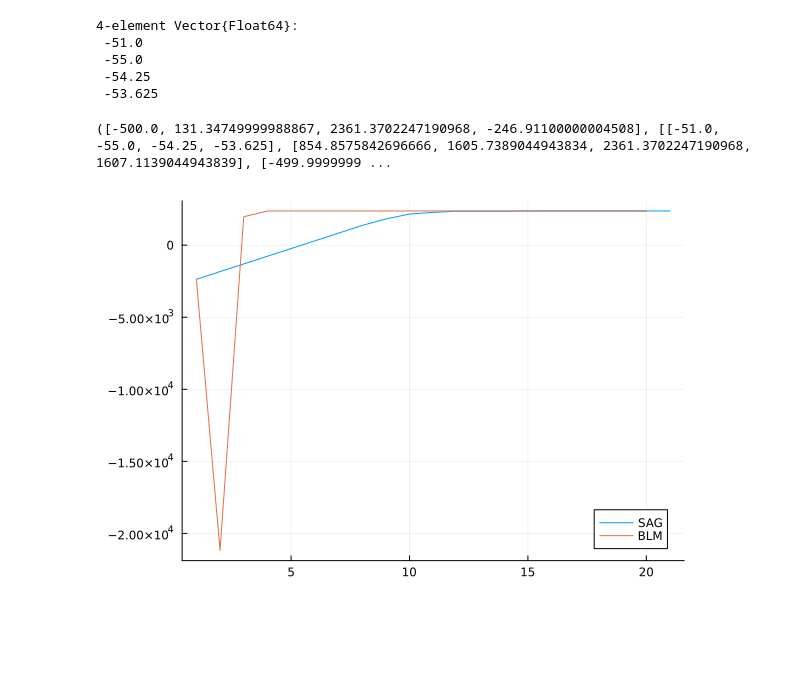
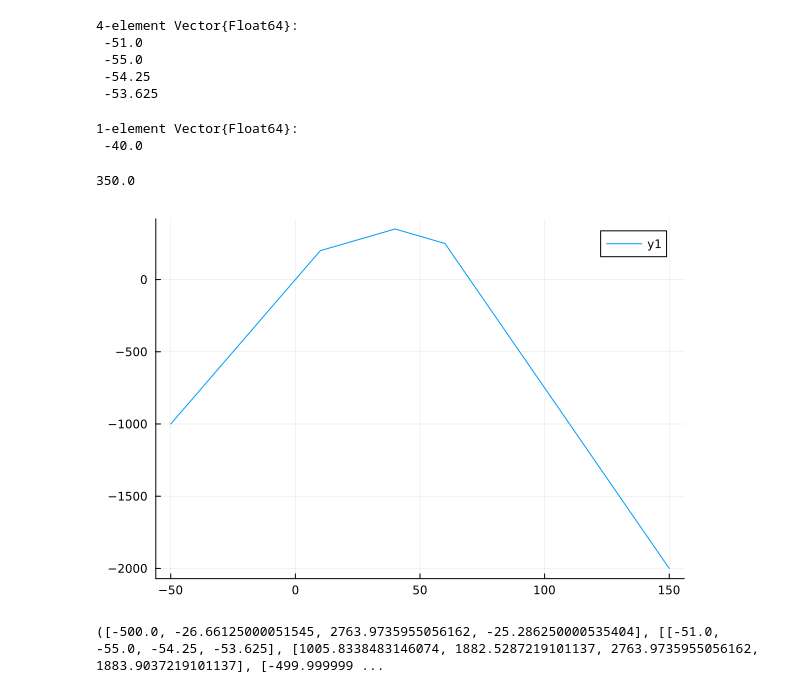
Before and after one commit to SofianeTanji/ConvexHullPricing.jl, a Jupyter notebook: notebooks/Checkup.ipynb, the cells around one changed output. Saved outputs shown, nothing was run; the diff lists cells and outputs as text; code cells hidden in the pictures; blank space fills up the shorter version.

```diff
--- a/notebooks/Checkup.ipynb
+++ b/notebooks/Checkup.ipynb
@@ -43,13 +50,46 @@ X0 = UT.LP_Relaxation(instance)
  -55.0
  -54.25
  -53.625
+# %%
+ThermalGen = ConvexHullPricing.Utilitaries.ThermalGen(
+    MinRunCapacity = [0, 6],
+    MaxRunCapacity = [15, 10],
+    RampUp = [100, 100],
+    RampDown = [100, 100],
+    StartUp = [100, 100],
+    ShutDown = [100, 100],
+    UpTime = [1, 1],
+    DownTime = [1, 1],
+    NoLoadConsumption = [0, 0],
+    MarginalCost = [10, 40],
+    FixedCost = [0, 0],
+)
+instance = ConvexHullPricing.Utilitaries.Instance(
+    LostLoad = 60,
+    Load = [20],
+    ThermalGen = ThermalGen
+)
+X0 = UT.LP_Relaxation(instance)
+# %% [output]
+1-element Vector{Float64}:
+ -40.0
+# %%
+prices = [[k] for k=-50:150]
+values = Float64[]
+for price in prices
+    push!(values, UT.exact_oracle(instance, price)[1])
+end
+# %%
+print(maximum(values))
+# %% [output]
+350.0
+# %%
+plot(-50:150, values)
+# %% [output]
+[figure, added]
 # %%
 XSAG, ITSAG, SAG = OPT.SAG(instance, X0, 20, 1.)
-XBLM, ITBLM, BLM = OPT.BundleLevelMethod(instance, X0, 20, 0.4)
+XFGM, ITFGM, FGM = OPT.FastGradientMethod(instance, X0, 20, 1., 1e-5)
+XBLM, ITBLM, BLM = OPT.BundleLevelMethod(instance, X0, 20, 0.3)
 # %% [output]
-([-500.0, 131.34749999988867, 2361.3702247190968, -246.91100000004508], [[-51.0, -55.0, -54.25, -53.625], [854.8575842696666, 1605.7389044943834, 2361.3702247190968, 1607.1139044943839], [-499.9999999 ...
+([-500.0, -26.66125000051545, 2763.9735955056162, -25.286250000535404], [[-51.0, -55.0, -54.25, -53.625], [1005.8338483146074, 1882.5287219101137, 2763.9735955056162, 1883.9037219101137], [-499.999999 ...
-# %%
-plot(SAG, label = "SAG")
-plot!(BLM, label = "BLM")
-# %% [output]
-[figure, removed]
```
Also changed, not shown: parts of 2 cells of this notebook, 1 other file.
